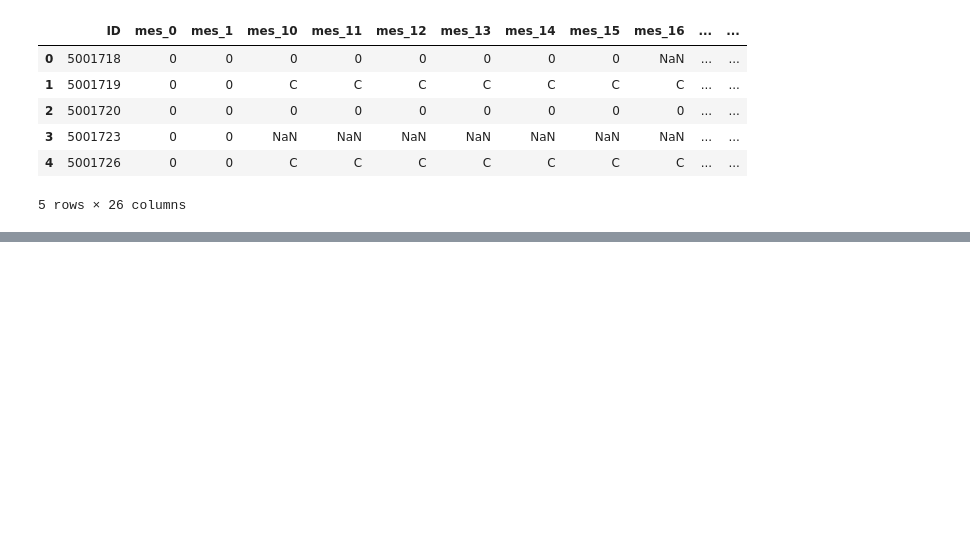
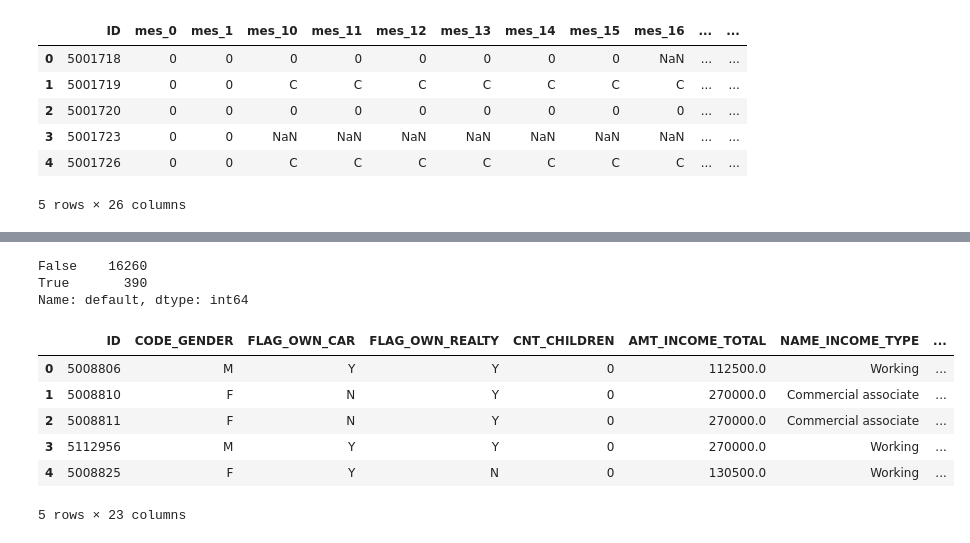
Before and after one commit to diogobr23/volta-zero, a Jupyter notebook: Mod5Ex_aulas_04a05.ipynb, the cells around one changed output, grey strips where cells are left out. Drawn from its saved outputs; the diff is of its cells as text; code cells hidden in the pictures; blank space fills up the shorter version.

```diff
--- a/Mod5Ex_aulas_04a05.ipynb
+++ b/Mod5Ex_aulas_04a05.ipynb
@@ -150,0 +121,5 @@ Name: default, dtype: int64
+# %%
+# 4) eu código aqui
+# Junção das informações da base de propostas com a variável de default
+clientes_expostos_risco = clientes_expostos_risco.merge(pg[['ID', 'default']], on='ID', how='left')
+clientes_expostos_risco.info()
@@ -150,0 +144,22 @@ Name: default, dtype: int64
+# %%
+# 5) contagem clientes exposto ao risco
+# Contagem dos valores da coluna 'default'
+contagem_default = clientes_expostos_risco['default'].value_counts()
+
+
+print(contagem_default)
+# %% [output]
+False    16260
+True       390
+Name: default, dtype: int64
+# %%
+# Exibindo as informações consolidadas
+clientes_expostos_risco.head()
+# %% [output]
+|  | ID | CODE_GENDER | FLAG_OWN_CAR | FLAG_OWN_REALTY | CNT_CHILDREN | AMT_INCOME_TOTAL | NAME_INCOME_TYPE | ... |
+| 0 | 5008806 | M | Y | Y | 0 | 112500.0 | Working | ... |
+| 1 | 5008810 | F | N | Y | 0 | 270000.0 | Commercial associate | ... |
+| 2 | 5008811 | F | N | Y | 0 | 270000.0 | Commercial associate | ... |
+| 3 | 5112956 | M | Y | Y | 0 | 270000.0 | Working | ... |
+| 4 | 5008825 | F | Y | N | 0 | 130500.0 | Working | ... |
+5 rows × 23 columns
```
Also changed, not shown: parts of 8 cells of this notebook.
